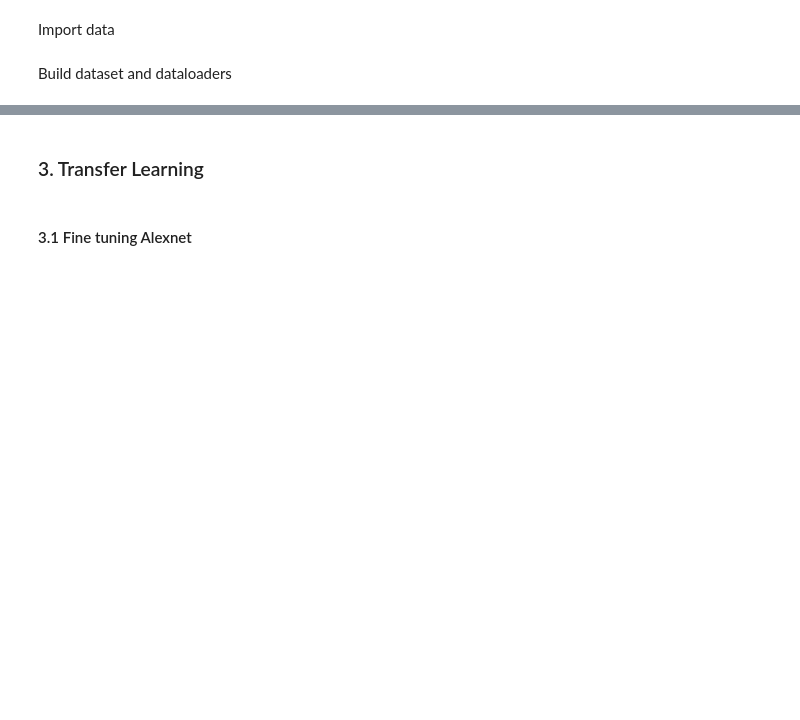
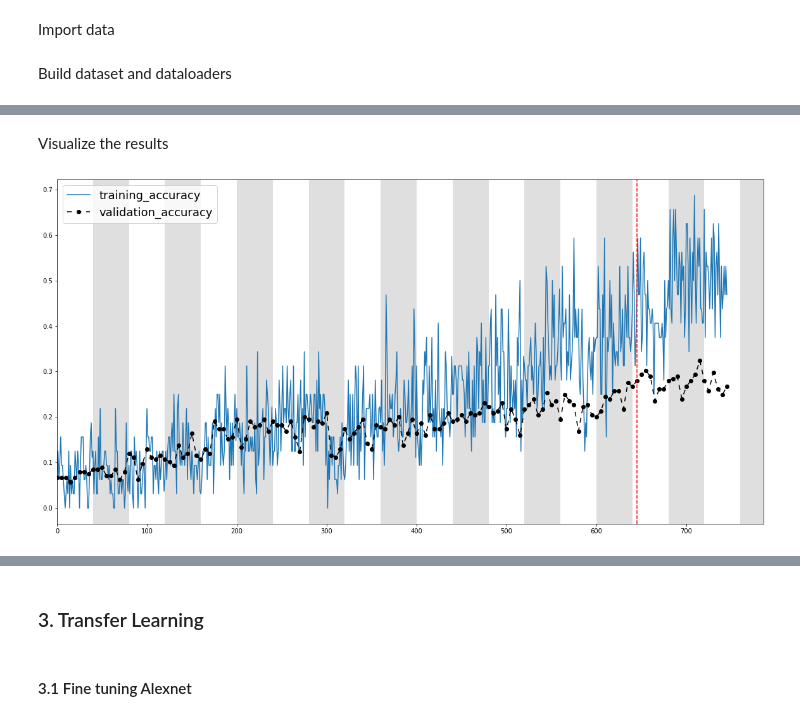
Before and after one commit to ClaudiaD97/CV_project, a Jupyter notebook: complete.ipynb, the cells around one changed output, grey strips where cells are left out. Cells and saved outputs as stored; diff of their text form; code cells hidden in the pictures; blank space fills up the shorter version.

```diff
--- a/complete.ipynb
+++ b/complete.ipynb
@@ -106,7 +108,7 @@ def loaders(dataset, val_size, batch_size, num_workers):
 Training function
 # %%
 def training(net, trainLoader,valLoader, optimizer, criterion, val_patience,
-             validate_each, scheduler=None,verbose=True):
+             validate_each, augmentation = None, scheduler=None, verbose=True):
 
     # here I save loss and accuracy
     train_loss = []
@@ -126,7 +128,10 @@ def training(net, trainLoader,valLoader, optimizer, criterion, val_patience,
 
             batch = data[0].float()
             labels = data[1]
-
+            # duplicate the batch with data augmentation
+            if augmentation is not None:
+              batch = torch.cat((batch, torch.stack([augmentation(x) for x in batch])), dim = 0)
+              labels = torch.cat((labels, labels), dim = 0)
             optimizer.zero_grad()
             outputs = net(batch)
 
@@ -256,10 +263,10 @@ def resize_transformation(img):
 # %% [markdown]
 Import data
 # %%
-#trainPath = '/content/drive/My Drive/CV_project/Images/train'
-#testPath =  '/content/drive/My Drive/CV_project/Images/test'
-trainPath = 'Images/train'
-testPath = 'Images/test'
+trainPath = '/content/drive/My Drive/CV_project/Images/train'
+testPath =  '/content/drive/My Drive/CV_project/Images/test'
+#trainPath = 'Images/train'
+#testPath = 'Images/test'
 dataTrain = torchvision.datasets.ImageFolder(trainPath)
 dataTest = torchvision.datasets.ImageFolder(testPath)
 # %% [markdown]
@@ -273,0 +321,13 @@ testLoader = DataLoader(testSet, batch_size = batch_size, shuffle=False, num_wor
+# %%
+net = CNN_baseline()
+
+# parameters
+lr = 0.001
+epochs = 30
+criterion = nn.CrossEntropyLoss()
+optimizer = optim.SGD(net.parameters(), lr=0.001, momentum=0.9)
+patience = 20
+validate_each = 5
+
+trained_net, train_loss, valid_loss, train_acc, valid_acc = training(net, trainLoader, valLoader, optimizer, criterion, patience, validate_each)
+net.load_state_dict(trained_net)
@@ -273,0 +353,6 @@ testLoader = DataLoader(testSet, batch_size = batch_size, shuffle=False, num_wor
+# %% [markdown]
+Visualize the results
+# %%
+plot_results(train_acc, valid_acc,'C0',True)
+# %% [output]
+[figure, added]
```
Also changed, not shown: parts of 71 cells of this notebook.
